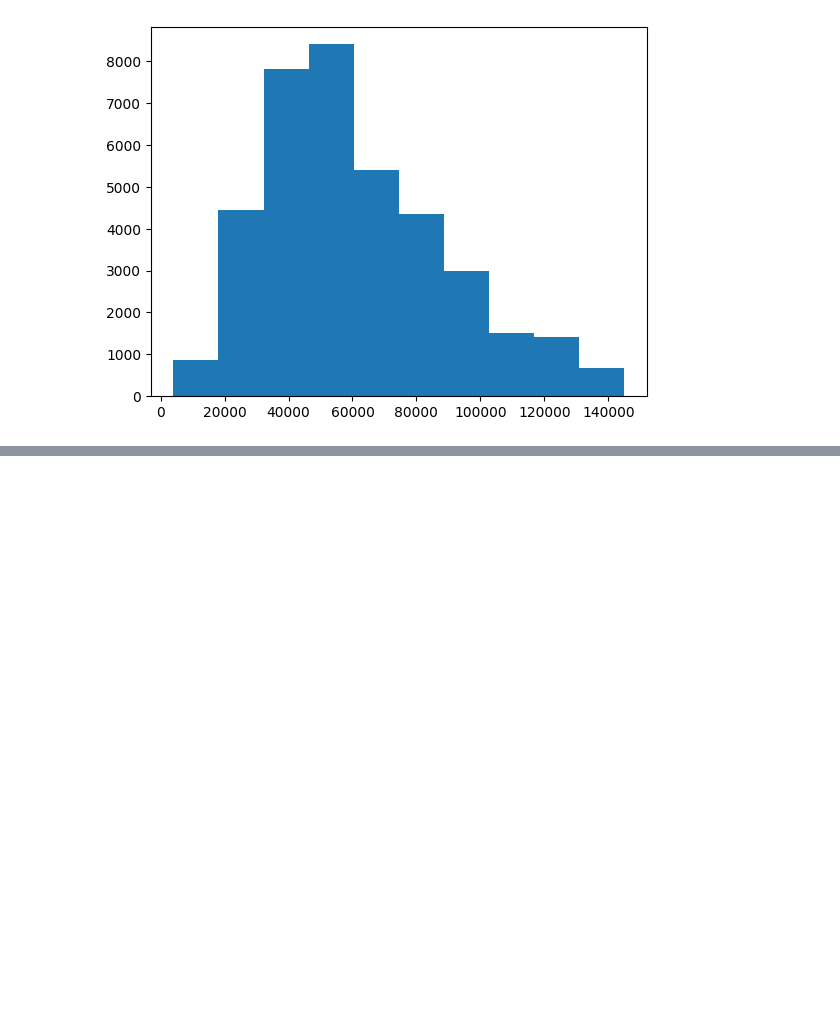
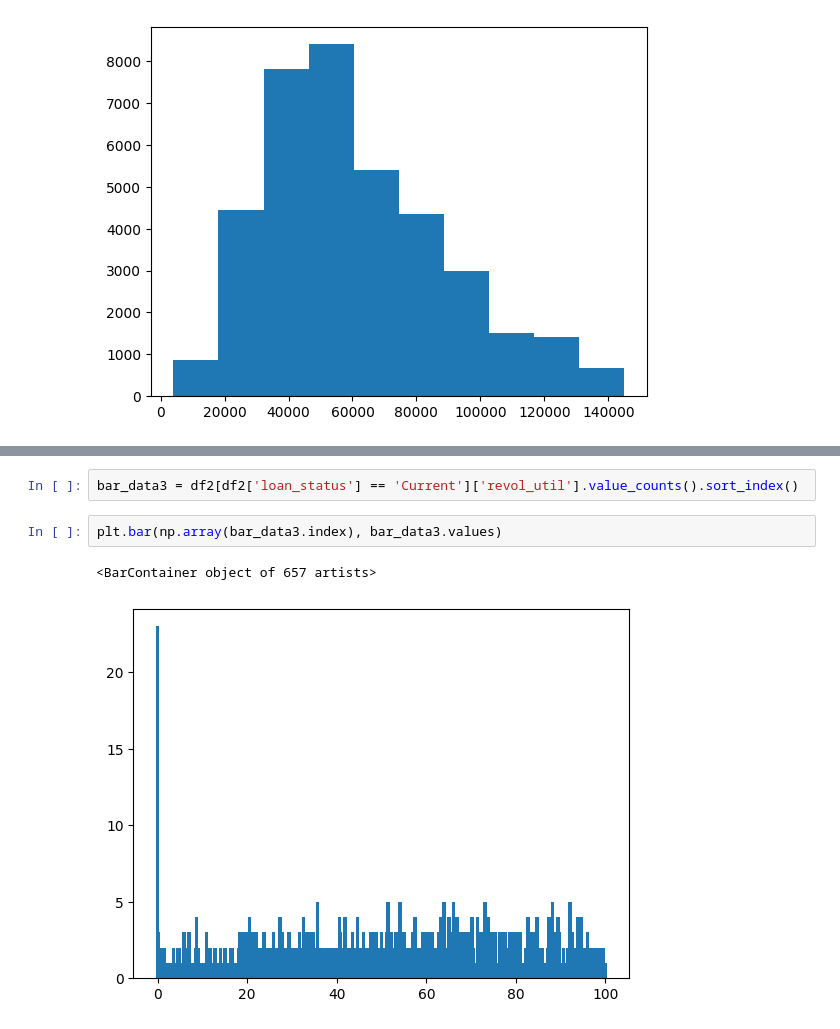
Before and after one commit to pradeepkumarr355199/lendingClub, a Jupyter notebook: LendingClub.ipynb, the cells around one changed output, grey strips where cells are left out. Drawn from its saved outputs; the diff is of its cells as text; blank space fills up the shorter version.

```diff
--- a/LendingClub.ipynb
+++ b/LendingClub.ipynb
@@ -238,0 +547,7 @@ plt.hist(df3.annual_inc, bins=10)
+# %%
+bar_data3 = df2[df2['loan_status'] == 'Current']['revol_util'].value_counts().sort_index()
+# %%
+plt.bar(np.array(bar_data3.index), bar_data3.values)
+# %% [output]
+<BarContainer object of 657 artists>
+[figure, added]
```
Also changed, not shown: parts of 62 cells of this notebook.
